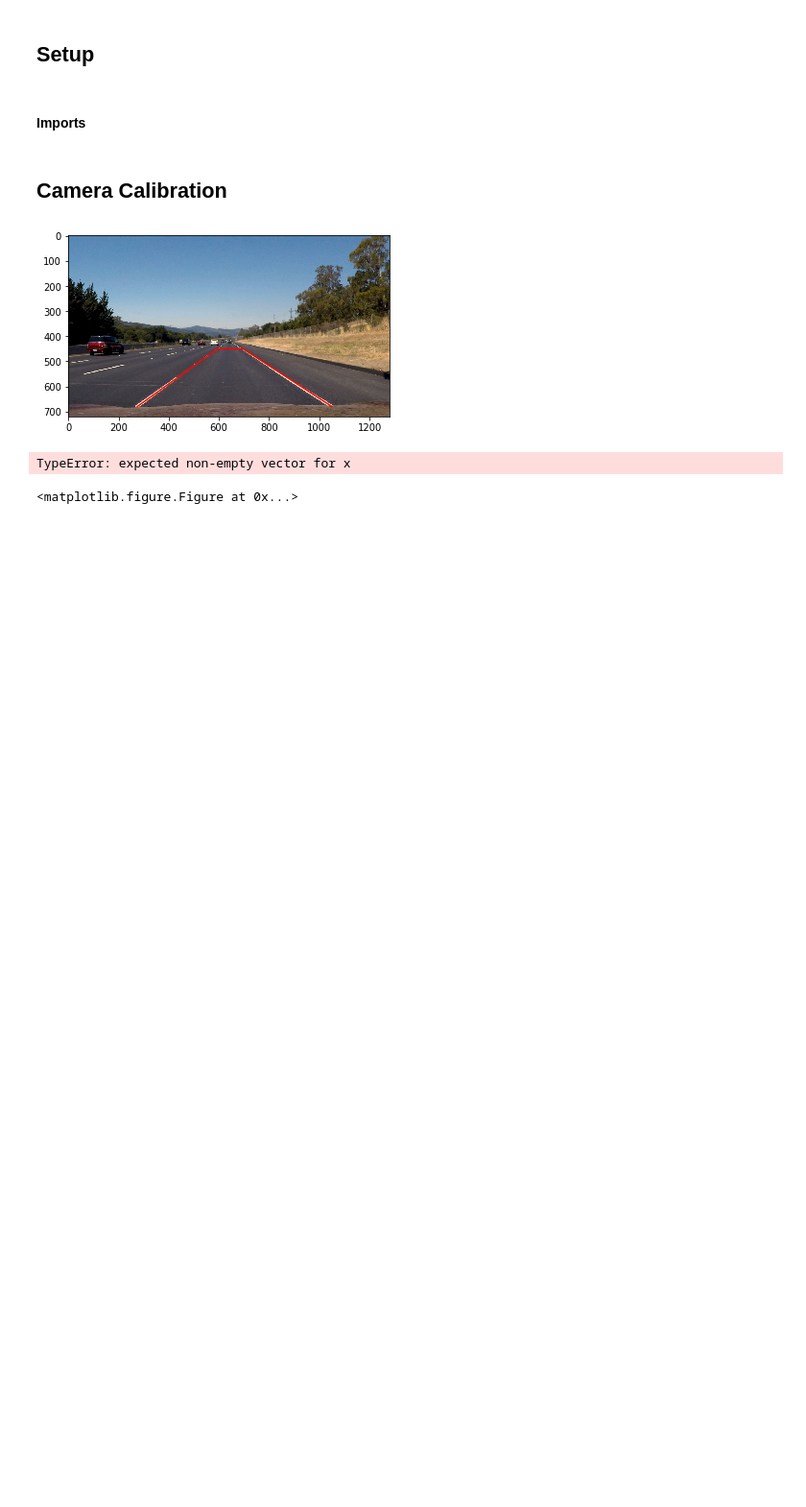
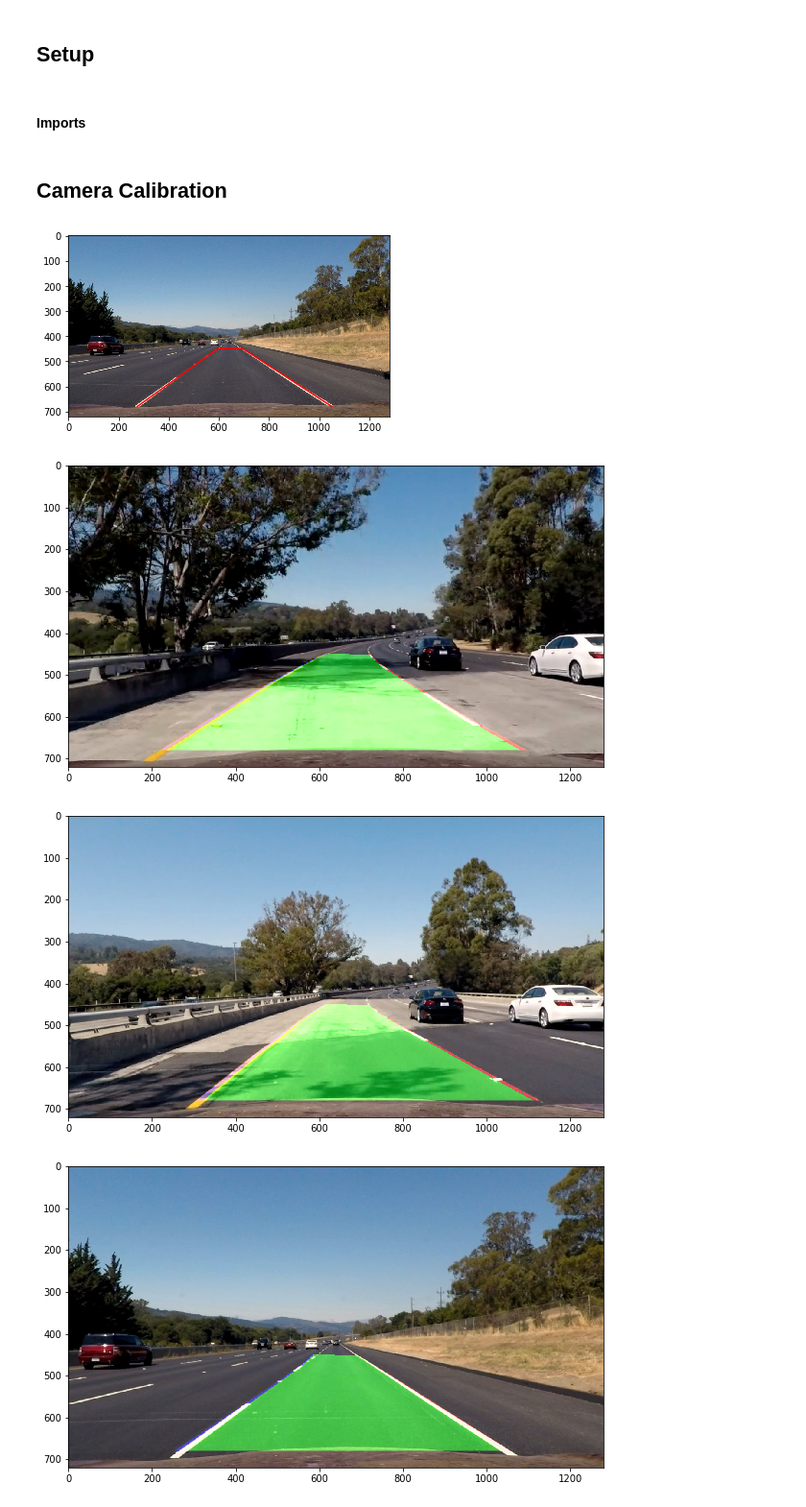
Before and after one commit to eetti/CarND-Advanced-Lane-Lines, a Jupyter notebook: advanced_lane_finding.ipynb, the cells around one changed output. Shown at 96% size. Drawn from its saved outputs; the diff is of its cells as text; code cells hidden in the pictures; blank space fills up the shorter version.

```diff
--- a/advanced_lane_finding.ipynb
+++ b/advanced_lane_finding.ipynb
@@ -136,14 +136,6 @@ def pipeline(image):
     roc_left = radius_curvature(world_left_poly, 720)
     roc_right = radius_curvature(world_right_poly, 720)
     roc_diff = abs(roc_left - roc_right) / max(roc_right, roc_left)
-#     print(roc_diff)
-    if roc_diff > .5:
-        mpimg.imsave("bad_frames/{}.png".format(roc_diff), image)
-#         left_poly, right_poly, roc = previous
-#     else:
-#         roc = np.mean((roc_left, roc_right))
-#         global previous
-#         previous = (left_poly, right_poly, roc)
 
     # draw curves onto image
     warp_zero = np.zeros_like(warped).astype(np.uint8)
@@ -156,17 +148,18 @@ def pipeline(image):
     cv2.fillPoly(color_warp, np.int_([poly_points]), (0, 255, 0))
 
     lane_unwarped = warp_image(color_warp, invert=True)
-    result = cv2.addWeighted(lane_unwarped, 1, image, 1, 0)
+    result = cv2.addWeighted(lane_unwarped, 0.5, image, 1, 0)
 
     return result
 # %%
-test_images = [mpimg.imread('bad_frames/' + filename) for filename in os.listdir('bad_frames')]
+test_images = [mpimg.imread('test_images/' + filename) for filename in os.listdir('test_images')]
 for i, image in enumerate(test_images):
     hard = (0,1,6,7)
     easy = (2,3,4,5)
     if i < 10:
         plt.figure(figsize=(10,15))
         plt.imshow(pipeline(image))
 # %% [output]
-TypeError: expected non-empty vector for x
-<matplotlib.figure.Figure at 0x...>
+[figure, added]
+[figure, added]
+[figure, added]
```
Also changed, not shown: parts of 2 cells of this notebook.
